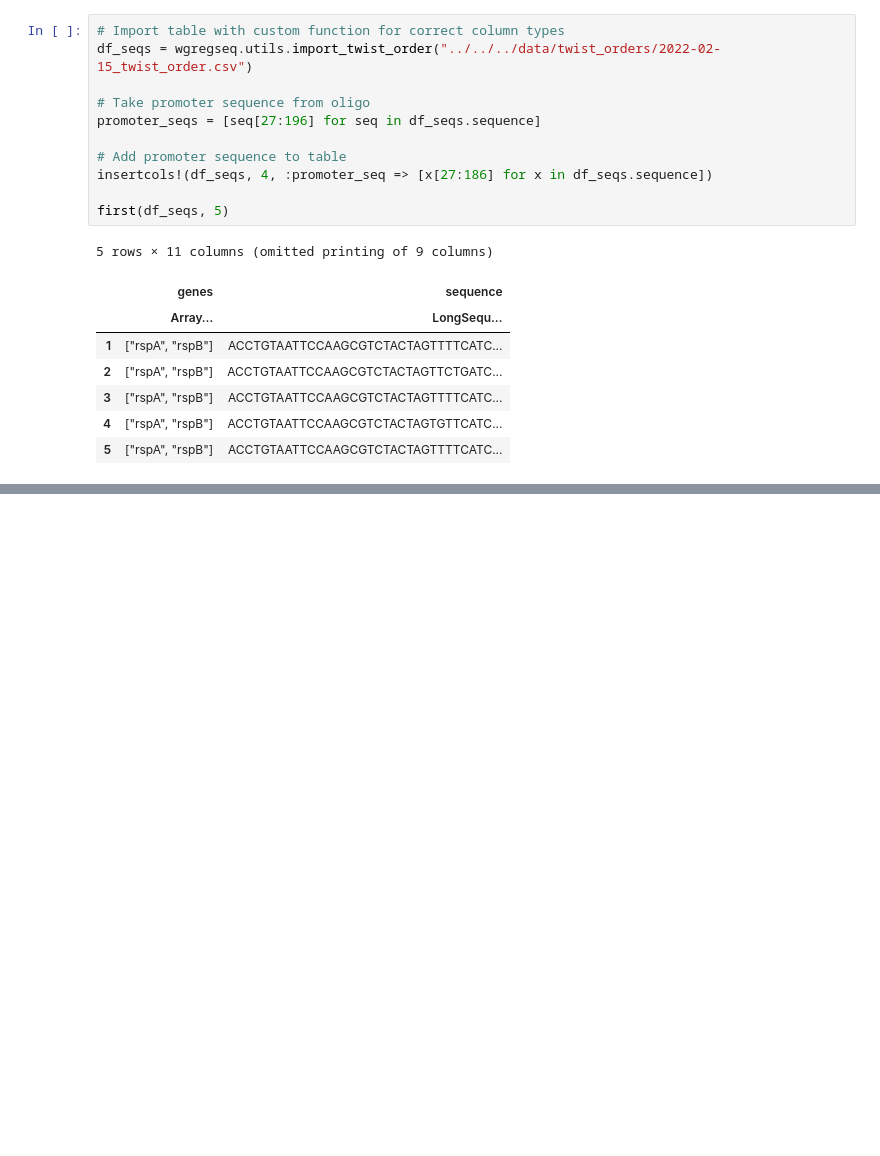
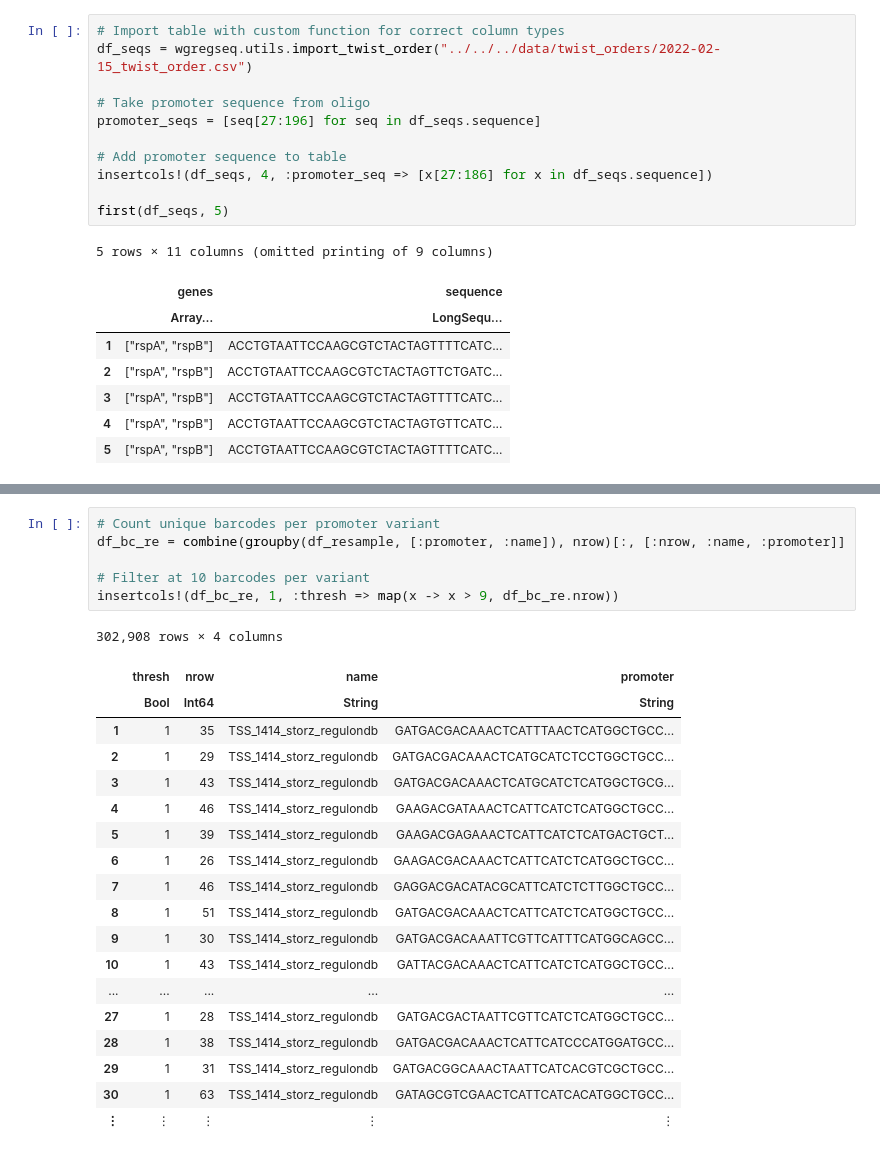
Before and after one commit to RPGroup-PBoC/Reg-Seq-2, a Jupyter notebook: code/processing/20220514_mapping/mapping_aligned_promoters.ipynb, the cells around one changed output, grey strips where cells are left out. Saved outputs shown, nothing was run; the diff lists cells and outputs as text; blank space fills up the shorter version.

```diff
--- a/code/processing/20220514_mapping/mapping_aligned_promoters.ipynb
+++ b/code/processing/20220514_mapping/mapping_aligned_promoters.ipynb
@@ -213,0 +344,26 @@ df_unique
+# %%
+# Count unique barcodes per promoter variant
+df_bc_re = combine(groupby(df_resample, [:promoter, :name]), nrow)[:, [:nrow, :name, :promoter]]
+
+# Filter at 10 barcodes per variant
+insertcols!(df_bc_re, 1, :thresh => map(x -> x > 9, df_bc_re.nrow))
+# %% [output]
+302,908 rows × 4 columns
+|  | thresh | nrow | name | promoter |
+|  | Bool | Int64 | String | String |
+| 1 | 1 | 35 | TSS_1414_storz_regulondb | GATGACGACAAACTCATTTAACTCATGGCTGCC... |
+| 2 | 1 | 29 | TSS_1414_storz_regulondb | GATGACGACAAACTCATGCATCTCCTGGCTGCC... |
+| 3 | 1 | 43 | TSS_1414_storz_regulondb | GATGACGACAAACTCATGCATCTCATGGCTGCG... |
+| 4 | 1 | 46 | TSS_1414_storz_regulondb | GAAGACGATAAACTCATTCATCTCATGGCTGCC... |
+| 5 | 1 | 39 | TSS_1414_storz_regulondb | GAAGACGAGAAACTCATTCATCTCATGACTGCT... |
+| 6 | 1 | 26 | TSS_1414_storz_regulondb | GAAGACGACAAACTCATTCATCTCATGGCTGCC... |
+| 7 | 1 | 46 | TSS_1414_storz_regulondb | GAGGACGACATACGCATTCATCTCTTGGCTGCC... |
+| 8 | 1 | 51 | TSS_1414_storz_regulondb | GATGACGACAAACTCATTCATCTCATGGCTGCC... |
+| 9 | 1 | 30 | TSS_1414_storz_regulondb | GATGACGACAAATTCGTTCATTTCATGGCAGCC... |
+| 10 | 1 | 43 | TSS_1414_storz_regulondb | GATTACGACAAACTCATTCATCTCATGGCTGCC... |
+| ... | ... | ... | ... | ... |
+| 27 | 1 | 28 | TSS_1414_storz_regulondb | GATGACGACTAATTCGTTCATCTCATGGCTGCC... |
+| 28 | 1 | 38 | TSS_1414_storz_regulondb | GATGACGACAAACTCATTCATCCCATGGATGCC... |
+| 29 | 1 | 31 | TSS_1414_storz_regulondb | GATGACGGCAAACTAATTCATCACGTCGCTGCC... |
+| 30 | 1 | 63 | TSS_1414_storz_regulondb | GATAGCGTCGAACTCATTCATCACATGGCTGCC... |
+| ⋮ | ⋮ | ⋮ | ⋮ | ⋮ |
```
Also changed, not shown: parts of 22 cells of this notebook, 4 other files.
